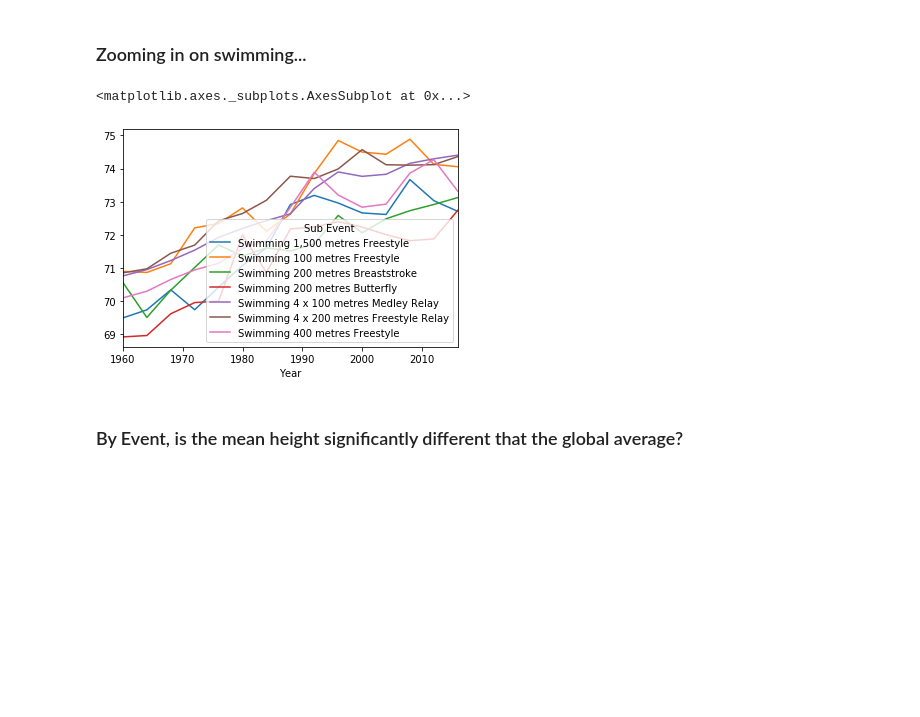
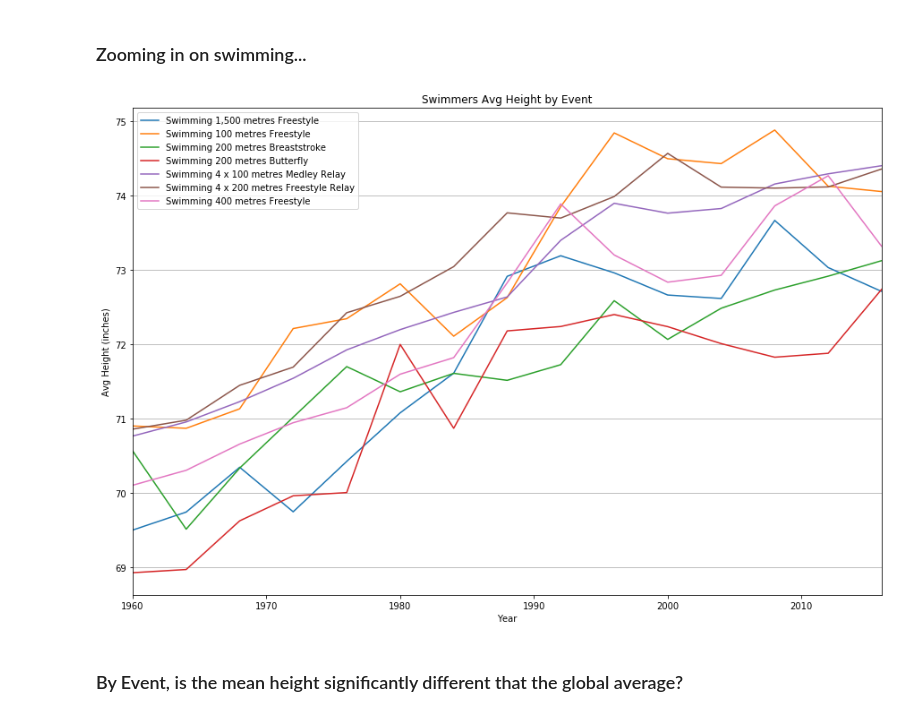
Before and after one commit to dowripple/ProjectOneRepo_JeremyKasieMichael, a Jupyter notebook: notebooks/OlympicHeights_Analysis.ipynb, the cells around one changed output. Saved outputs shown, nothing was run; the diff lists cells and outputs as text; code cells hidden in the pictures; blank space fills up the shorter version.

```diff
--- a/notebooks/OlympicHeights_Analysis.ipynb
+++ b/notebooks/OlympicHeights_Analysis.ipynb
@@ -165,26 +221,39 @@ gym_pivot.plot('Year',columns)
 # %%
 # new df for just athletics
 swim_df = olympic_df.loc[olympic_df['Sport']=='Swimming']
 
 # calculate the average by year and sub-event
 swim_Avg = pd.DataFrame(swim_df.groupby(['Sub Event','Year'])['Height'].mean().reset_index())
 
 # rename column
 swim_Avg = swim_Avg.rename(columns={'Height':'Avg Height'})
 
 # pivot for charting
 swim_pivot = swim_Avg.pivot(index='Year', columns='Sub Event', values = 'Avg Height').reset_index()
 
 # build the column list
 columns = []
 for columnName, columnValues in swim_pivot.iteritems():
     if columnName != 'Year':
         columns.append(columnName)
 
-swim_pivot.plot('Year',columns)
+swim_chart = swim_pivot.plot(
+    x='Year',
+    y=columns,
+    figsize=(15,10),
+    title='Swimmers Avg Height by Event',
+#     ylim = (64,67),
+    xlim = (1960, 2016)
+)
+
+swim_chart.set_xlabel("Year")
+swim_chart.set_ylabel('Avg Height (inches)')
+swim_chart.yaxis.grid(True)
+swim_chart.legend(loc='best')
+
+swim_chart.get_figure().savefig('..\images\swimmers.png')
 # %% [output]
-<matplotlib.axes._subplots.AxesSubplot at 0x...>
-[figure, old version]
+[figure, new version]
 # %% [markdown]
 ### By Event, is the mean height significantly different that the global average?
 # %%
```
Also changed, not shown: parts of 5 cells of this notebook, 7 other files.
